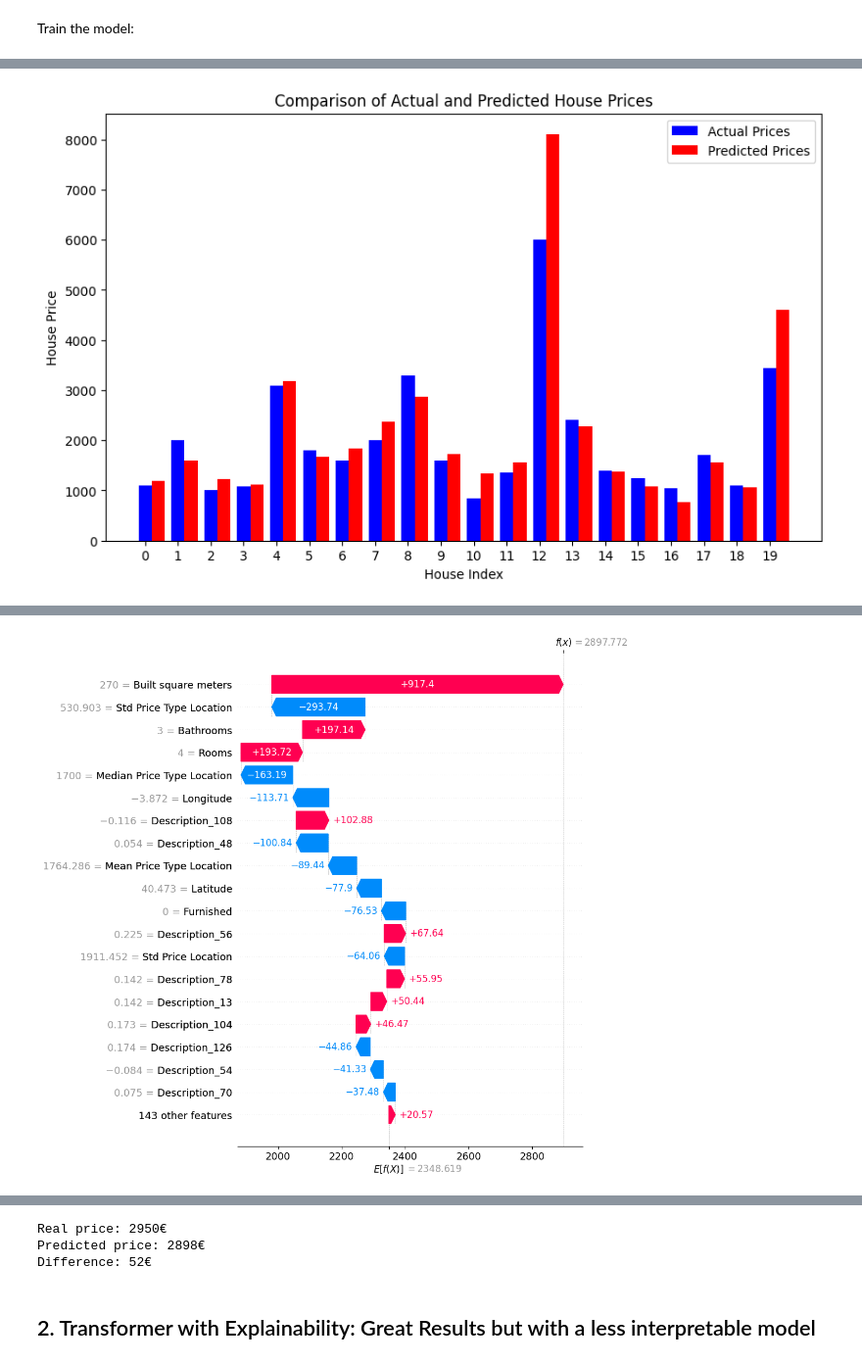
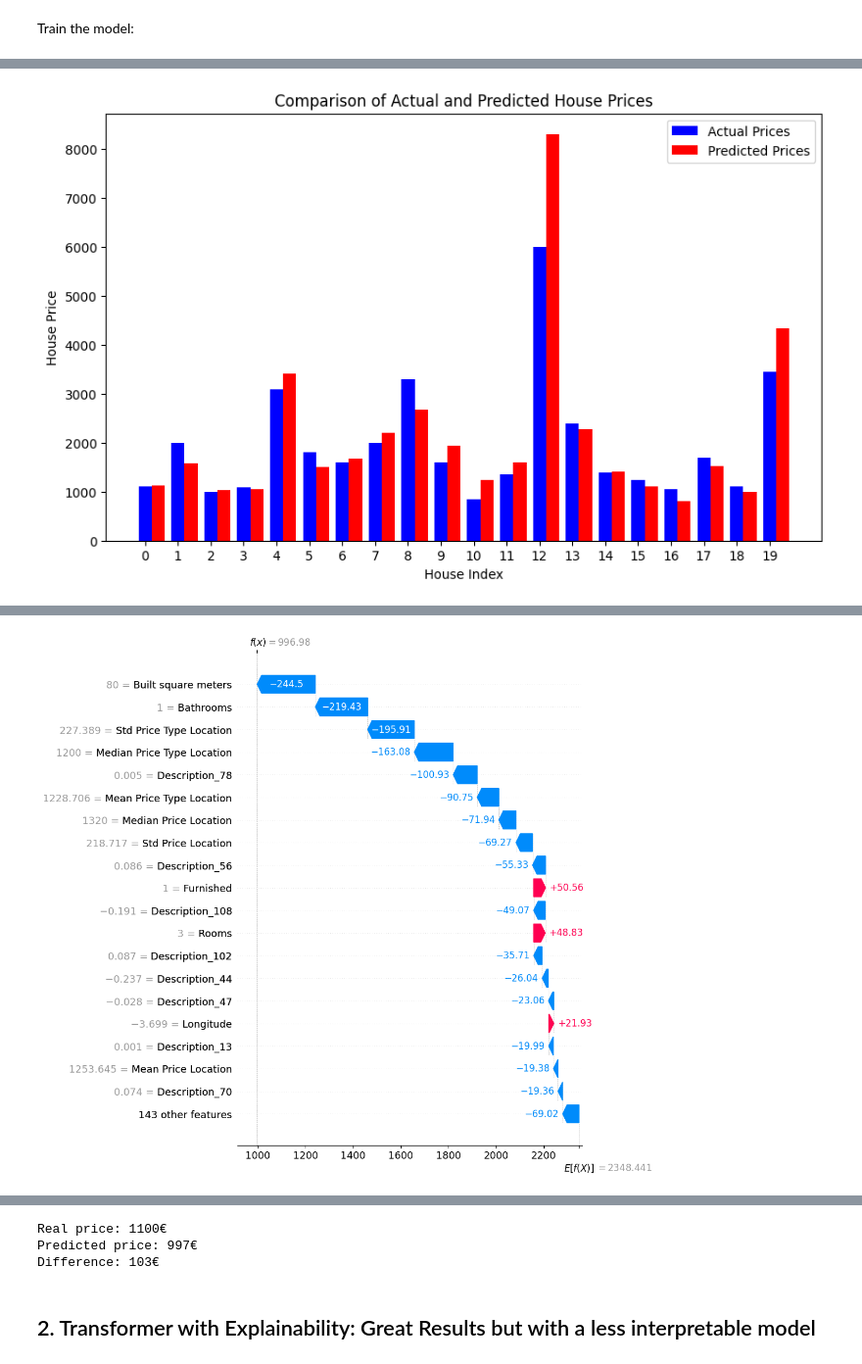
Before and after one commit to aaronespasa/RentMate, a Jupyter notebook: training.ipynb, the cells around one changed output, grey strips where cells are left out. Shown at 98% size. Drawn from its saved outputs; the diff is of its cells as text; code cells hidden in the pictures.

```diff
--- a/training.ipynb
+++ b/training.ipynb
@@ -47,15 +50,17 @@ X_test, y_test = dataset_to_numpy(test_dataset)
 # %% [markdown]
 Initialize XGBoost model:
 # %%
-model = xgb.XGBRegressor(
-            objective='reg:squarederror',
-            colsample_bytree=0.3,
-            learning_rate=0.1,
-            max_depth=5,
-            alpha=10,
-            n_estimators=1000, # 100
-            reg_lambda=1,
-)
+params = {
+    'objective':'reg:squarederror',
+    'colsample_bytree': 0.3,
+    'learning_rate': 0.1,
+    'max_depth': 3,
+    'alpha': 10,
+    'n_estimators': 100,
+    'reg_lambda': 1,
+}
+# %%
+model = xgb.XGBRegressor(**params)
 # %% [markdown]
 Train the model:
 # %%
@@ -92,7 +112,7 @@ R-squared (R²): 0.8604087895489123
 # %%
 plot_prices(y_test, predictions, 20)
 # %% [output]
-[figure, old version]
+[figure, new version]
 # %%
 def plot_shap(test_idx: int = 0):
     feature_names = train_dataset.feature_names
@@ -160,7 +180,7 @@ def plot_lime(test_idx: int = 0):
     print(f"Predicted price: {round(predicted_value)}€")
     print(f"Difference: {round(abs(predicted_value - test_df.iloc[test_idx]['Price']))}€")
 # %%
-idx = 20
+idx = 18
 
 plot_shap(idx)
 plot_lime(idx)
@@ -169,8 +189,8 @@ plot_lime(idx)
-[figure, old version]
+[figure, new version]
 [interactive output not drawn]
-Real price: 2950€
-Predicted price: 2898€
-Difference: 52€
+Real price: 1100€
+Predicted price: 997€
+Difference: 103€
 # %% [markdown]
 ## 2. Transformer with Explainability: Great Results but with a less interpretable model
 # %%
```
Also changed, not shown: parts of 5 cells of this notebook.
